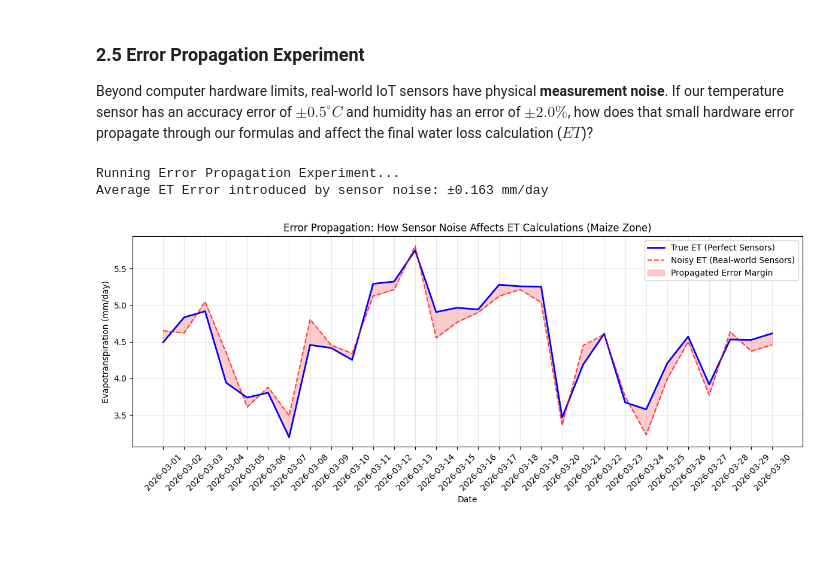
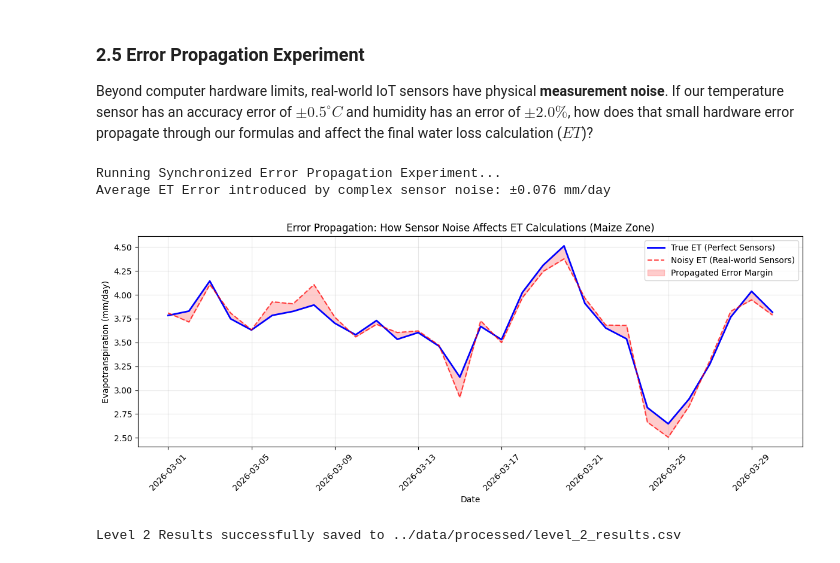
Before and after one commit to perezkinyua/HydroSense-Kenya, a Jupyter notebook: notebooks/Level_2_Vectorization_and_Error.ipynb, the cells around one changed output. Drawn from its saved outputs; the diff is of its cells as text; code cells hidden in the pictures.

```diff
--- a/notebooks/Level_2_Vectorization_and_Error.ipynb
+++ b/notebooks/Level_2_Vectorization_and_Error.ipynb
@@ -103,62 +100,79 @@ Using np.isclose(0.1 + 0.2, 0.3): True
 ### 2.5 Error Propagation Experiment
 Beyond computer hardware limits, real-world IoT sensors have physical **measurement noise**. If our temperature sensor has an accuracy error of $\pm 0.5^\circ C$ and humidity has an error of $\pm 2.0\%$, how does that small hardware error propagate through our formulas and affect the final water loss calculation ($ET$)?
 # %%
+import pandas as pd
+import numpy as np
 import matplotlib.pyplot as plt
 
-print("Running Error Propagation Experiment...")
+print("Running Synchronized Error Propagation Experiment...")
 
-# 1. Take a baseline subset of our data (e.g., just the Maize zone)
-df_maize = df_clean[df_clean['crop_type'] == 'maize'].copy()
+# ==========================================
+# 1. LOAD THE DATA
+# ==========================================
+data_path = '../data/processed/cleaned_irrigation_dataset.csv'
+df = pd.read_csv(data_path)
+df['date'] = pd.to_datetime(df['date'])
 
-# 2. Extract our baseline (true) values
-true_temp = df_maize['avg_temp'].to_numpy()
-true_humidity = df_maize['avg_humidity'].to_numpy()
+# ==========================================
+# 2. EXTRACT BASELINE (TRUE) VALUES
+# ==========================================
+df_maize = df[df['crop_type'] == 'maize'].copy()
+df_maize = df_maize.sort_values('date')
 
-# Calculate 'True' ET (Without Noise)
-true_et = np.clip((true_temp * 0.4) - (true_humidity * 0.05), 0.5, 8.0)
+true_temp = df_maize['temperature_c'].to_numpy()
+true_humidity = df_maize['humidity_pct'].to_numpy()
+true_wind = df_maize['wind_speed_mps'].to_numpy()
+true_solar = df_maize['solar_index'].to_numpy()
 
-# 3. Simulate hardware Measurement Noise (Random Normal Distribution)
-# Temperature sensor error: standard deviation of 0.5 degrees
-# Humidity sensor error: standard deviation of 2.0 %
-np.random.seed(42) # For reproducibility
-noise_temp = np.random.normal(0, 0.5, len(true_temp))
-noise_humidity = np.random.normal(0, 2.0, len(true_humidity))
+# Calculate 'True' ET matching Level 1
+true_et = np.clip((0.12 * true_temp) + (0.35 * true_wind) + (2.4 * true_solar) - (0.025 * true_humidity), 0.0, None)
 
-# Apply noise to the sensors
+# ==========================================
+# 3. SIMULATE HARDWARE SENSOR NOISE
+# ==========================================
+np.random.seed(42)
+noise_temp = np.random.normal(0, 0.5, len(true_temp))   # +/- 0.5 degree error
+noise_humidity = np.random.normal(0, 2.0, len(true_humidity)) # +/- 2% humidity error
+noise_wind = np.random.normal(0, 0.2, len(true_wind)) # +/- 0.2 m/s wind anemometer error
+
 noisy_temp = true_temp + noise_temp
 noisy_humidity = true_humidity + noise_humidity
+noisy_wind = true_wind + noise_wind
 
-# Calculate 'Noisy' ET
-noisy_et = np.clip((noisy_temp * 0.4) - (noisy_humidity * 0.05), 0.5, 8.0)
+# Calculate 'Noisy' ET with degraded sensor data
+noisy_et = np.clip((0.12 * noisy_temp) + (0.35 * noisy_wind) + (2.4 * true_solar) - (0.025 * noisy_humidity), 0.0, None)
 
-# Calculate the Absolute Error propagated into the final calculation
 et_error = np.abs(noisy_et - true_et)
 mean_et_error = np.mean(et_error)
 
-print(f"Average ET Error introduced by sensor noise: ±{mean_et_error:.3f} mm/day")
+print(f"Average ET Error introduced by complex sensor noise: ±{mean_et_error:.3f} mm/day")
 
-# 4. Generate the required Error Propagation Plot
+# ==========================================
+# 4. GENERATE THE PROPAGATION PLOT
+# ==========================================
 plt.figure(figsize=(12, 5))
-
-# Plot True vs Noisy Data
 plt.plot(df_maize['date'], true_et, label='True ET (Perfect Sensors)', color='blue', linewidth=2)
 plt.plot(df_maize['date'], noisy_et, label='Noisy ET (Real-world Sensors)', color='red', linestyle='dashed', alpha=0.7)
-
-# Fill the error gap to show the propagation
 plt.fill_between(df_maize['date'], true_et, noisy_et, color='red', alpha=0.2, label='Propagated Error Margin')
 
 plt.title('Error Propagation: How Sensor Noise Affects ET Calculations (Maize Zone)')
 plt.ylabel('Evapotranspiration (mm/day)')
 plt.xlabel('Date')
 plt.legend()
 plt.grid(True, alpha=0.3)
 plt.xticks(rotation=45)
 plt.tight_layout()
 
-# Save the plot for the final report
 plt.savefig('error_propagation_plot.png', dpi=300)
 plt.show()
 # %% [output]
-Running Error Propagation Experiment...
-Average ET Error introduced by sensor noise: ±0.163 mm/day
+Running Synchronized Error Propagation Experiment...
+Average ET Error introduced by complex sensor noise: ±0.076 mm/day
-[figure, old version]
+[figure, new version]
+# %%
+# Save the Level 2 simulation results as a checkpoint for Level 3
+output_path = '../data/processed/level_2_results.csv'
+df_simulated.to_csv(output_path, index=False)
+print(f"Level 2 Results successfully saved to {output_path}")
+# %% [output]
+Level 2 Results successfully saved to ../data/processed/level_2_results.csv
```
Also changed, not shown: parts of 1 cell of this notebook, 5 other files.
